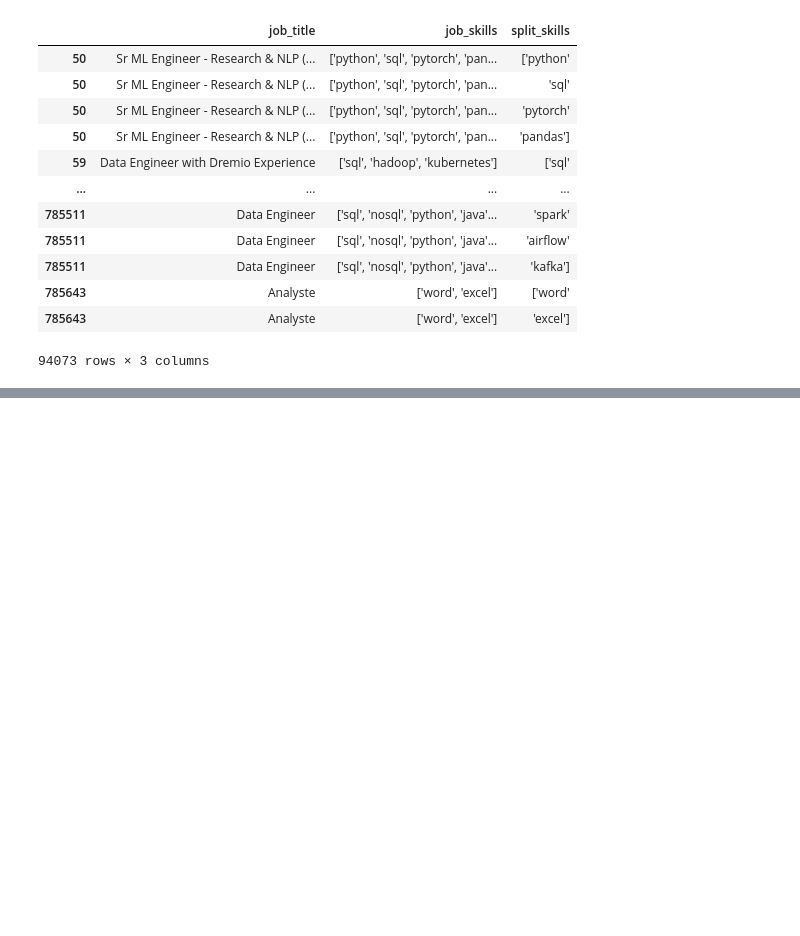
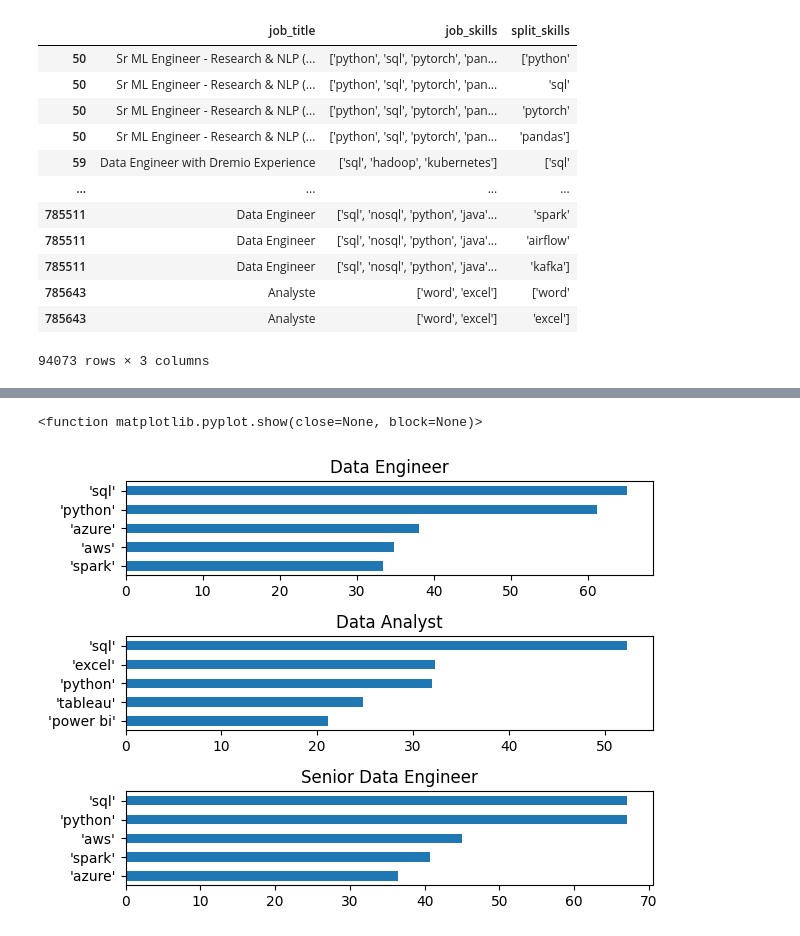
Before and after one commit to GeoffreyBarnesData/Python_Data_Project, a Jupyter notebook: Project/2_Skills_Count.ipynb, the cells around one changed output, grey strips where cells are left out. Saved outputs shown, nothing was run; the diff lists cells and outputs as text; code cells hidden in the pictures; blank space fills up the shorter version.

```diff
--- a/Project/2_Skills_Count.ipynb
+++ b/Project/2_Skills_Count.ipynb
@@ -111,0 +230,6 @@ df_skills[['job_title','job_skills','split_skills']]
+# %%
+df_job_title_count = df_CA['job_title_short'].value_counts().reset_index(name='jobs_total')
+# %%
+df_skills_percent = pd.merge(df_skills_count, df_job_title_count, how='left',on='job_title_short')
+
+df_skills_percent
@@ -111,0 +250,5 @@ df_skills[['job_title','job_skills','split_skills']]
+# %%
+#I multiply by 100 to get into the correct percent format
+df_skills_percent['skill_percentage'] = 100 * df_skills_percent['skill_count'] / df_skills_percent['jobs_total']
+
+df_skills_percent
@@ -111,0 +269,19 @@ df_skills[['job_title','job_skills','split_skills']]
+# %%
+fig, ax = plt.subplots(len(job_titles), 1)
+
+
+
+for i, job_title in enumerate(job_titles):
+    df_plot = df_skills_percent[df_skills_percent['job_title_short'] == job_title].head(5)
+    df_plot.plot(kind='barh', x='split_skills', y='skill_percentage', ax=ax[i], title = job_title)
+    ax[i].invert_yaxis()
+    ax[i].set_ylabel("")
+    ax[i].legend().set_visible(False)
+
+#This is so that there is no overlap in tick markers and graph names
+plt.tight_layout()
+
+plt.show
+# %% [output]
+<function matplotlib.pyplot.show(close=None, block=None)>
+[figure, added]
```
Also changed, not shown: parts of 19 cells of this notebook.
